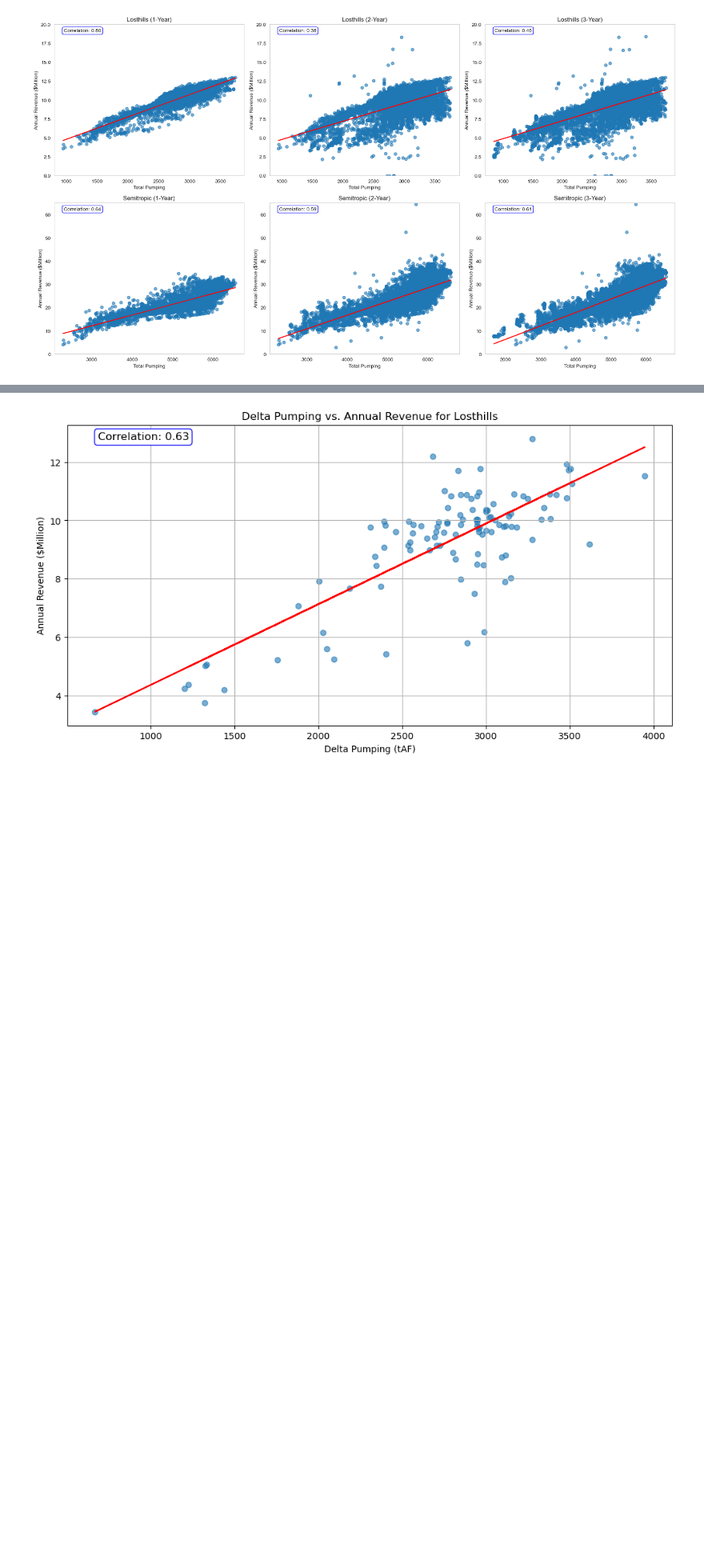
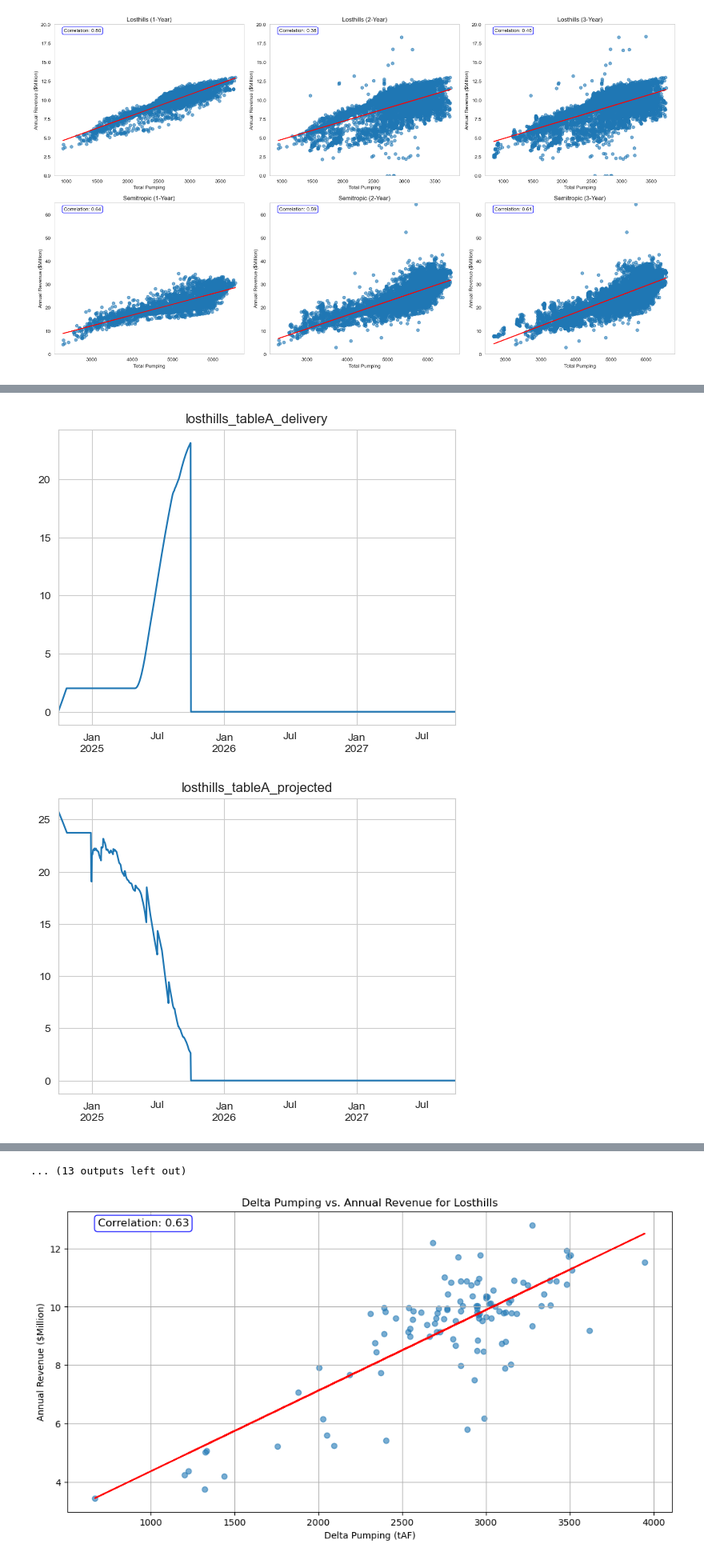
Before and after one commit to dlkency/CALFEWS_waterFutures, a Jupyter notebook: postprocess_district_rev.ipynb, the cells around one changed output, grey strips where cells are left out. Shown at 80% size. Cells and saved outputs as stored; diff of their text form; code cells hidden in the pictures; blank space fills up the shorter version.

```diff
--- a/postprocess_district_rev.ipynb
+++ b/postprocess_district_rev.ipynb
@@ -125,0 +130,7 @@ y_max
+# %%
+for column in datDaily_losthills.filter(like='losthills', axis=1).columns:
+    datDaily_losthills[column].plot(title=f'{column}')
+    plt.show()
+# %% [output]
+[figure, added]
+[figure, added]
@@ -126,3 +147,4 @@ y_max
+... (13 outputs left out)
 # %%
 #######basis risk for lost Hills irrigation district###########################
 ###############################################################################
```
Also changed, not shown: parts of 4 cells of this notebook, 16 other files.
